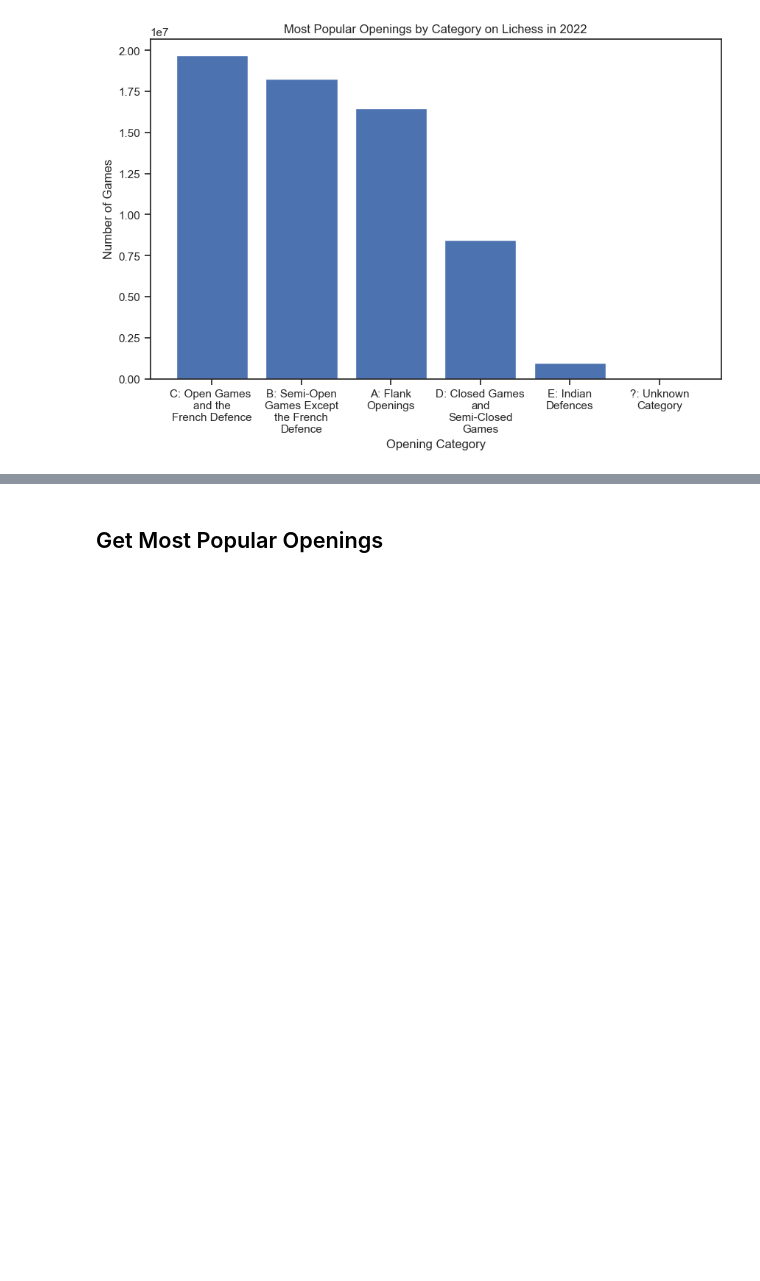
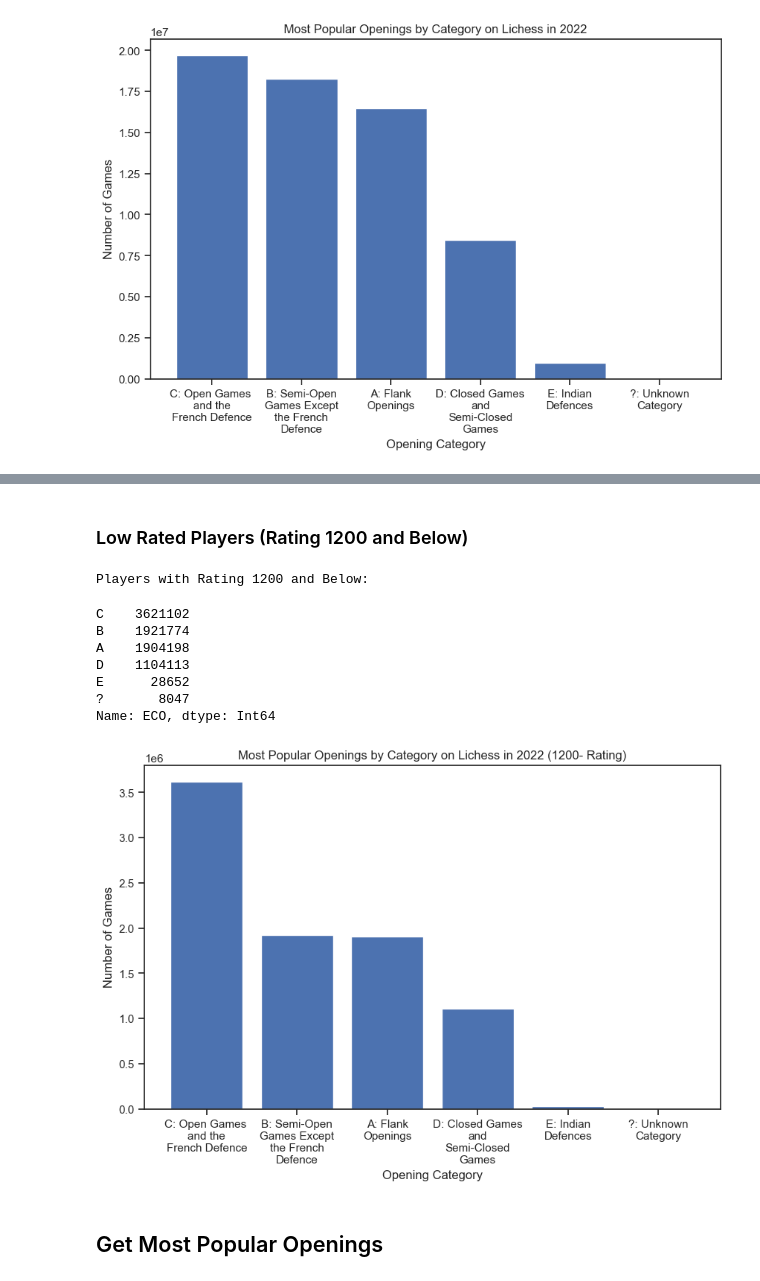
Before and after one commit to IsaacCheng9/machine-learning-in-chess, a Jupyter notebook: src/analyse_csv_data.ipynb, the cells around one changed output, grey strips where cells are left out. Saved outputs shown, nothing was run; the diff lists cells and outputs as text; code cells hidden in the pictures; blank space fills up the shorter version.

```diff
--- a/src/analyse_csv_data.ipynb
+++ b/src/analyse_csv_data.ipynb
@@ -133,3 +214,38 @@ plt.show()
+# %% [markdown]
+### Low Rated Players (Rating 1200 and Below)
+# %%
+# Find the most common ECO categories for players rated 1400 and below.
+low_rated_eco_categories = (
+    df[df["WhiteElo"] <= 1200]["ECO"].str[0].value_counts().compute()
+)
+print("Players with Rating 1200 and Below:")
+display(low_rated_eco_categories)
+
+# Plot the number of games in each opening category.
+sns.set("talk")
+sns.set(font_scale=1)
+sns.set_style("ticks")
+fig, ax = plt.subplots(figsize=(10, 6))
+indexes = low_rated_eco_categories.index
+values = low_rated_eco_categories.values
+ax.bar(indexes, values)
+ax.set_title("Most Popular Openings by Category on Lichess in 2022 (1200- Rating)")
+ax.set_xlabel("Opening Category")
+ax.set_ylabel("Number of Games")
+ax.set_xticklabels(
+    [str(f"{index}: {opening_category_map[index]}") for index in indexes]
+)
+plt.show()
+# %% [output]
+Players with Rating 1200 and Below:
+C    3621102
+B    1921774
+A    1904198
+D    1104113
+E      28652
+?       8047
+Name: ECO, dtype: Int64
+[figure, added]
 # %% [markdown]
 ## Get Most Popular Openings
 # %%
```
Also changed, not shown: parts of 8 cells of this notebook.
